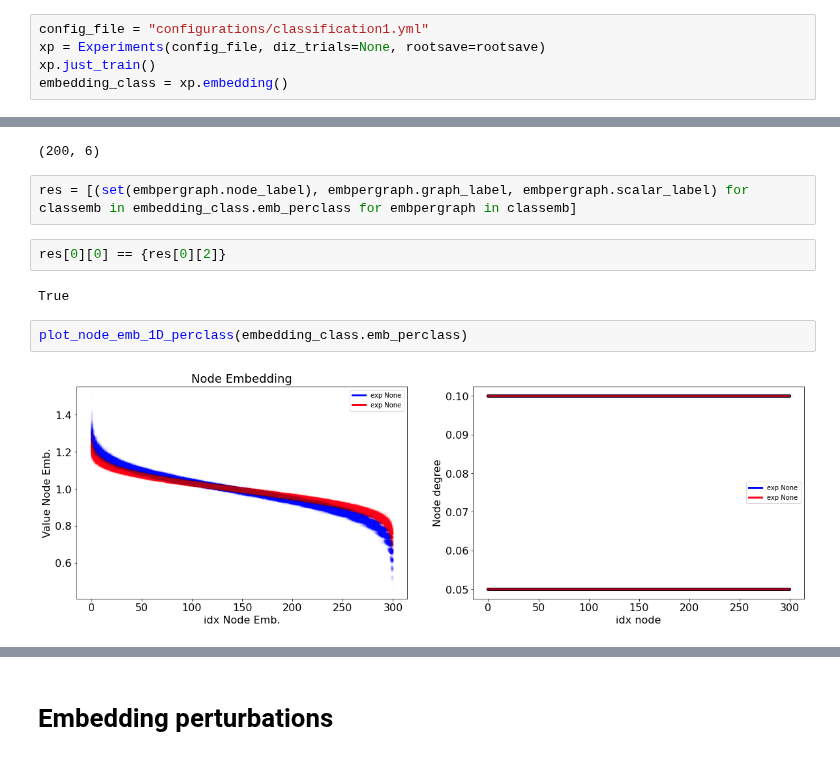
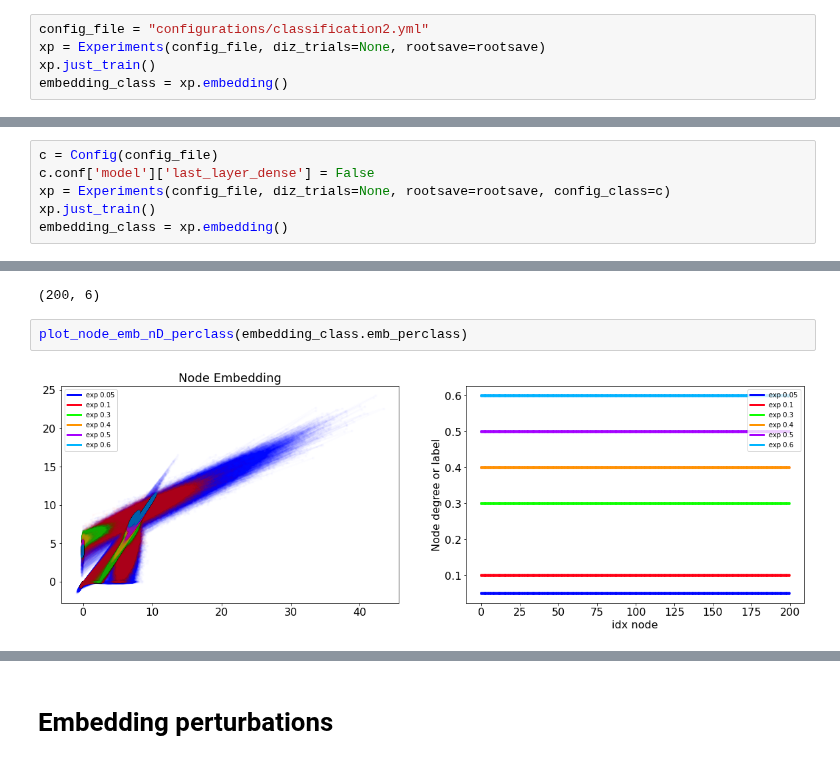
Before and after one commit to dandarm/Embednet, a Jupyter notebook: Embedding_perturb.ipynb, the cells around one changed output, grey strips where cells are left out. Cells and saved outputs as stored; diff of their text form.

Commit message:
aggiunto SBM e Data2Plot

```diff
--- a/Embedding_perturb.ipynb
+++ b/Embedding_perturb.ipynb
@@ -48,5 +56,5 @@ init_params()
 # %%
-config_file = "configurations/classification1.yml"
+config_file = "configurations/classification2.yml"
 xp = Experiments(config_file, diz_trials=None, rootsave=rootsave)
 xp.just_train()
 embedding_class = xp.embedding()
@@ -90,0 +125,6 @@ KeyboardInterrupt
+# %%
+c = Config(config_file)
+c.conf['model']['last_layer_dense'] = False
+xp = Experiments(config_file, diz_trials=None, rootsave=rootsave, config_class=c)
+xp.just_train()
+embedding_class = xp.embedding()
@@ -92,13 +149,7 @@ KeyboardInterrupt
 embedding_class.emb_perclass[0][0].node_embedding_array.shape
 # %% [output]
 (200, 6)
-# %%
-res = [(set(embpergraph.node_label), embpergraph.graph_label, embpergraph.scalar_label) for classemb in embedding_class.emb_perclass for embpergraph in classemb]
-# %%
-res[0][0] == {res[0][2]}
-# %% [output]
-True
 # %%
-plot_node_emb_1D_perclass(embedding_class.emb_perclass)
+plot_node_emb_nD_perclass(embedding_class.emb_perclass)
 # %% [output]
-[figure, old version]
+[figure, new version]
```
Also changed, not shown: parts of 55 cells of this notebook, 25 other files.
